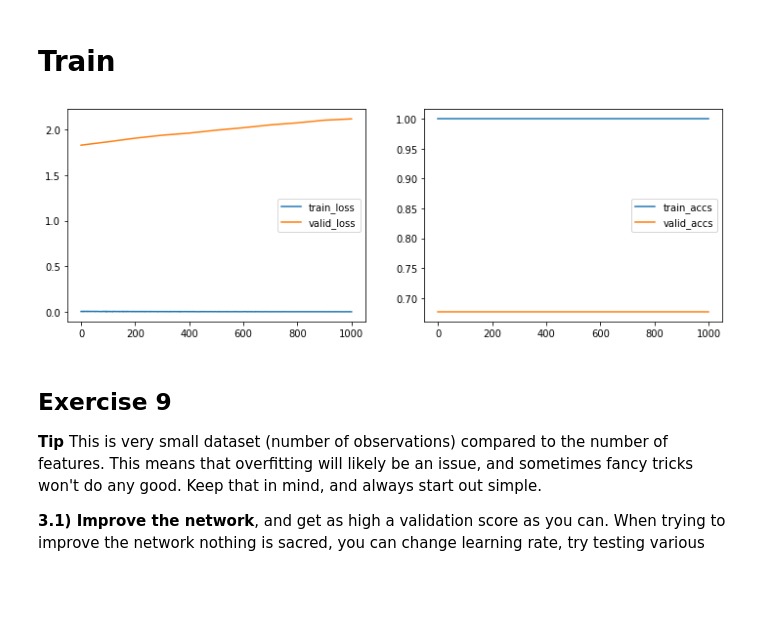
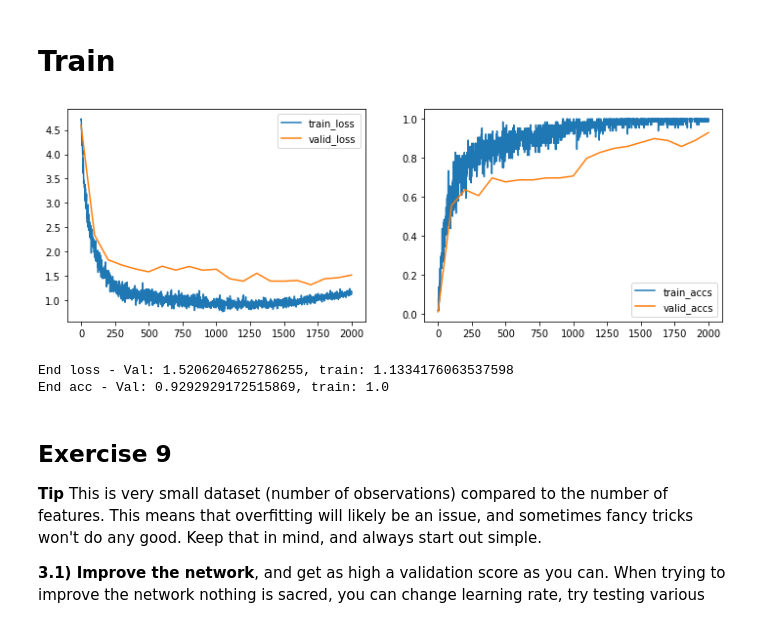
Before and after one commit to StefPetro/02456-deep-learning-with-PyTorch, a Jupyter notebook: 6_Mini_Project/6.1-EXE-Kaggle-Leaf-Challenge.ipynb, the cells around one changed output. Drawn from its saved outputs; the diff is of its cells as text; code cells hidden in the pictures; blank space fills up the shorter version.

```diff
--- a/6_Mini_Project/6.1-EXE-Kaggle-Leaf-Challenge.ipynb
+++ b/6_Mini_Project/6.1-EXE-Kaggle-Leaf-Challenge.ipynb
@@ -586,11 +618,11 @@ Net(
 ## Exercise 8
 8.1) Since this is a classification task we will use the cross-entropy loss. Define the cross-entropy loss as the loss function in the code below.
 # %%
-LEARNING_RATE = 0.001
+LEARNING_RATE = 3e-4
 criterion = nn.CrossEntropyLoss()  #<-- Your code here.
 
 # weight_decay is equal to L2 regularization
-optimizer = optim.Adam(net.parameters(), lr=LEARNING_RATE)
+optimizer = optim.Adam(net.parameters(), lr=LEARNING_RATE, weight_decay=1e-1)
 
 def accuracy(ys, ts):
     predictions = torch.max(ys, 1)[1]
@@ -643,7 +675,7 @@ tensor([[-0.0020, -0.6225,  0.4198,  ..., -0.1690,  0.3177,  0.2816],
 # %%
 # Setup settings for training
 VALIDATION_SIZE = 0.1 # 0.1 is ~ 100 samples for validation
-max_iter = 1000
+max_iter = 2000
 log_every = 100
 eval_every = 100
 
@@ -702,35 +734,41 @@ for i, batch_train in enumerate(batch_gen.gen_train()):
     output = net(**get_input(batch_train))
     labels_argmax = torch.max(get_labels(batch_train), 1)[1]
     batch_loss = criterion(output['out'], labels_argmax)
 
     train_iter.append(i)
     train_loss.append(float(get_numpy(batch_loss)))
     train_accs.append(float(get_numpy(accuracy(output['out'], labels_argmax))))
 
     optimizer.zero_grad()
     batch_loss.backward()
     optimizer.step()
 
     # Log i figure
     if i % log_every == 0:
         fig = plt.figure(figsize=(12,4))
         plt.subplot(1, 2, 1)
         plt.plot(train_iter, train_loss, label='train_loss')
         plt.plot(valid_iter, valid_loss, label='valid_loss')
         plt.legend()
 
         plt.subplot(1, 2, 2)
         plt.plot(train_iter, train_accs, label='train_accs')
         plt.plot(valid_iter, valid_accs, label='valid_accs')
         plt.legend()
         plt.show()
         clear_output(wait=True)
-#         print("Train, it: {} loss: {:.2f} accs: {:.2f}".format(i, train_loss[-1], train_accs[-1]))
+        # print("Train, it: {} loss: {:.2f} accs: {:.2f}".format(i, train_loss[-1], train_accs[-1]))
 
     if max_iter < i:
         break
 # %% [output]
-[figure, old version]
+[figure, new version]
+# %%
+print(f'End loss - Val: {valid_loss[-1]}, train: {train_loss[-1]}')
+print(f'End acc - Val: {valid_accs[-1]}, train: {train_accs[-1]}')
+# %% [output]
+End loss - Val: 1.5206204652786255, train: 1.1334176063537598
+End acc - Val: 0.9292929172515869, train: 1.0
 # %% [markdown]
 ## Exercise 9
 
```
Also changed, not shown: parts of 12 cells of this notebook, 1 other file.
